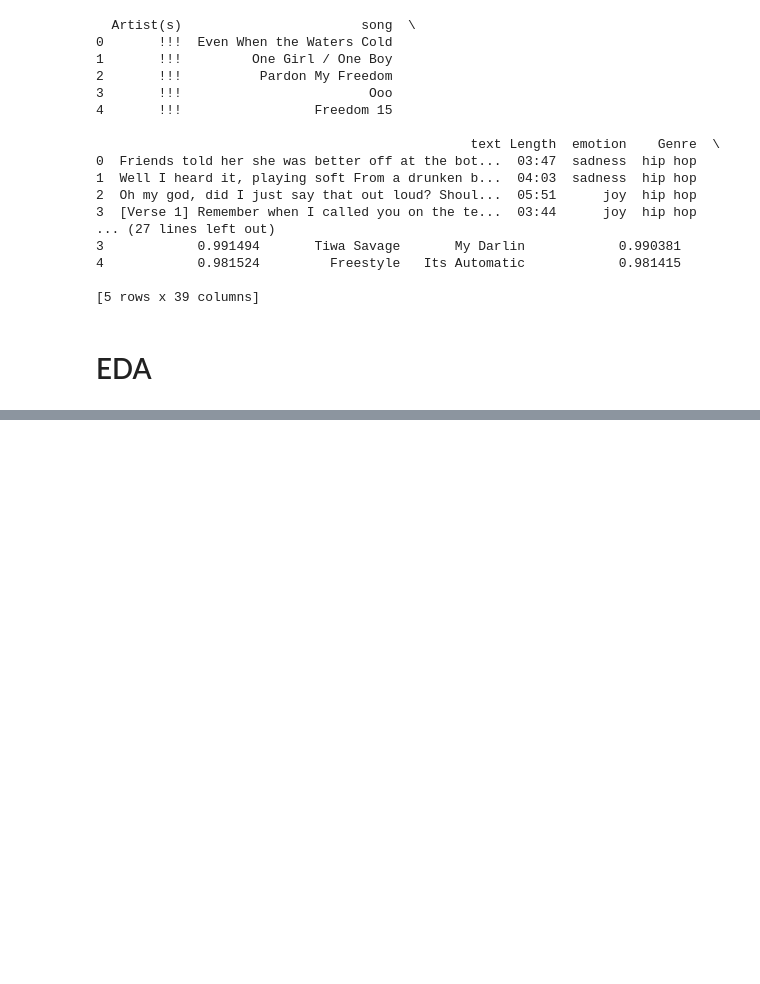
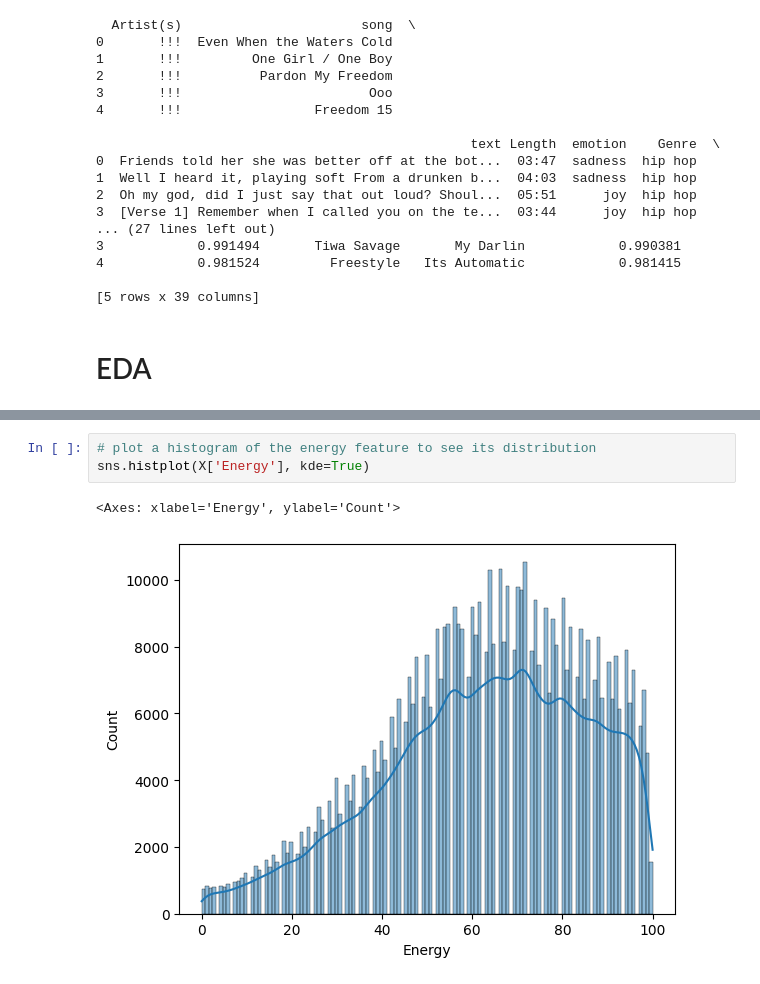
Before and after one commit to natalie-s11/ML_Final_Project, a Jupyter notebook: notebook.ipynb, the cells around one changed output, grey strips where cells are left out. Drawn from its saved outputs; the diff is of its cells as text; blank space fills up the shorter version.

```diff
--- a/notebook.ipynb
+++ b/notebook.ipynb
@@ -196,0 +237,6 @@ Name: count, dtype: int64
+# %%
+# plot a histogram of the energy feature to see its distribution
+sns.histplot(X['Energy'], kde=True)
+# %% [output]
+<Axes: xlabel='Energy', ylabel='Count'>
+[figure, added]
```
Also changed, not shown: parts of 14 cells of this notebook.
